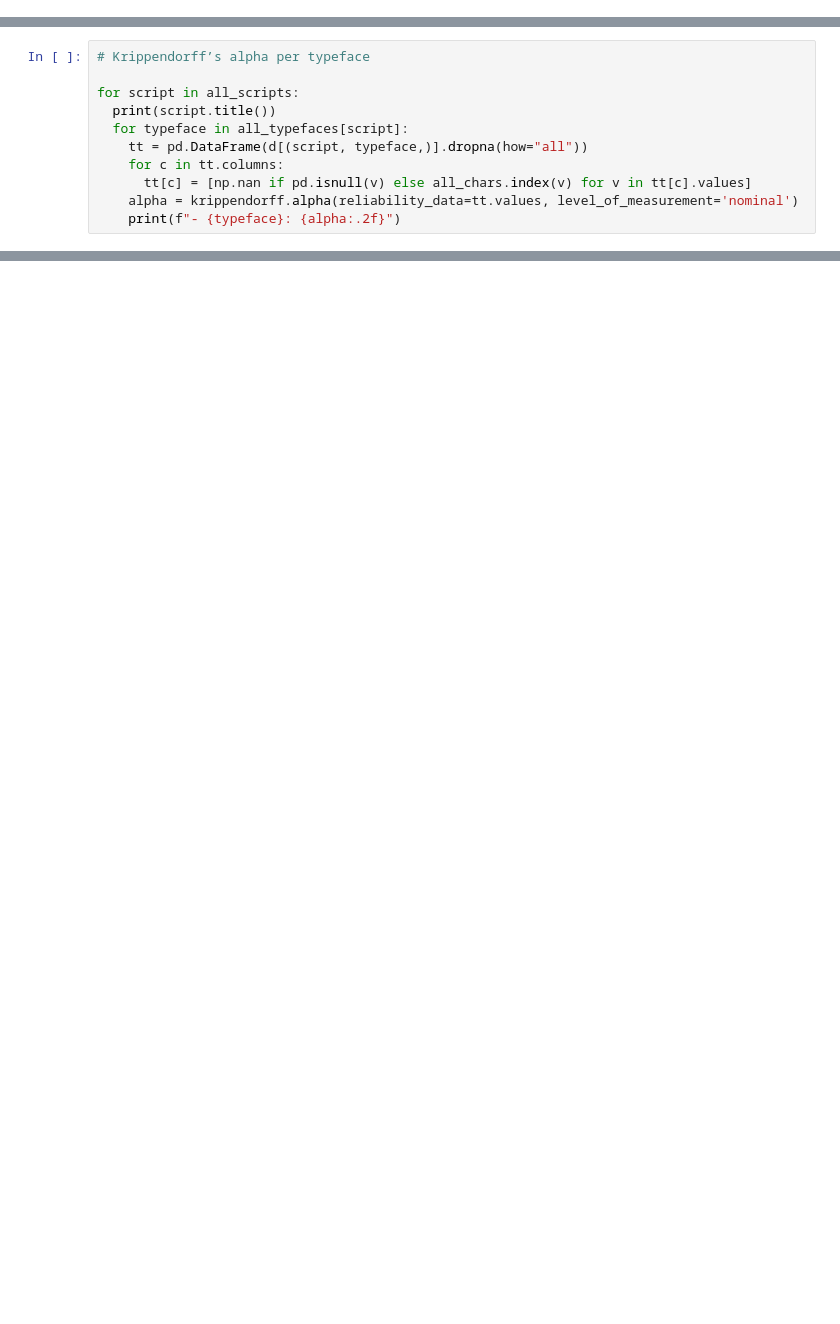
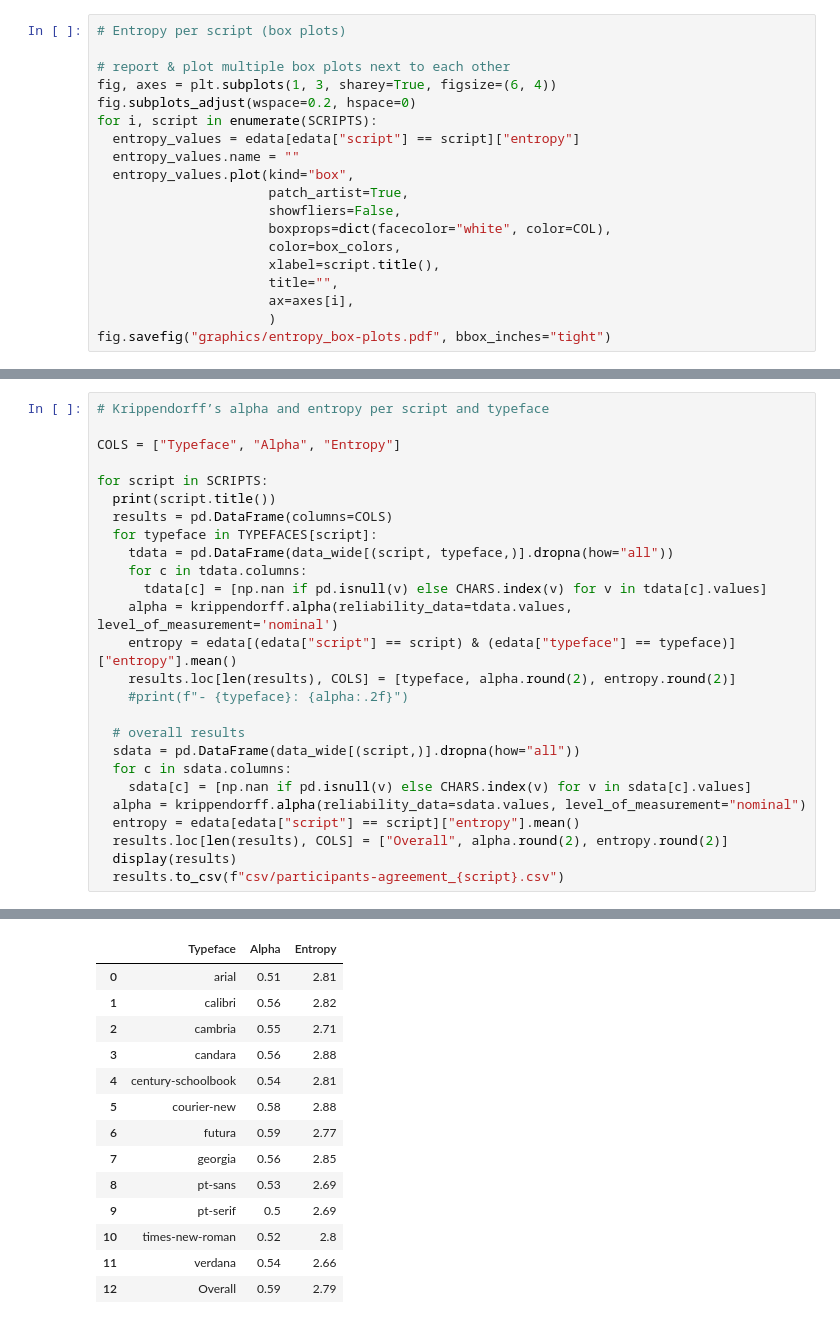
Before and after one commit to MrBrezina/context-sensitive-visual-similarity, a Jupyter notebook: data/participants-agreement.ipynb, the cells around one changed output, grey strips where cells are left out. Saved outputs shown, nothing was run; the diff lists cells and outputs as text; blank space fills up the shorter version.

Commit message:
Integrated entropy into participants’ agreement

```diff
--- a/data/participants-agreement.ipynb
+++ b/data/participants-agreement.ipynb
@@ -18,0 +71,19 @@ all_chars = list(set(d.values.ravel().tolist()))
+# %%
+# Entropy per script (box plots)
+
+# report & plot multiple box plots next to each other
+fig, axes = plt.subplots(1, 3, sharey=True, figsize=(6, 4))
+fig.subplots_adjust(wspace=0.2, hspace=0)
+for i, script in enumerate(SCRIPTS):
+  entropy_values = edata[edata["script"] == script]["entropy"]
+  entropy_values.name = ""
+  entropy_values.plot(kind="box",
+                      patch_artist=True,
+                      showfliers=False,
+                      boxprops=dict(facecolor="white", color=COL),
+                      color=box_colors,
+                      xlabel=script.title(),
+                      title="",
+                      ax=axes[i],
+                      )
+fig.savefig("graphics/entropy_box-plots.pdf", bbox_inches="tight")
@@ -19,13 +92,28 @@ all_chars = list(set(d.values.ravel().tolist()))
 # %%
-# Krippendorff’s alpha per typeface
+# Krippendorff’s alpha and entropy per script and typeface
 
-for script in all_scripts:
+COLS = ["Typeface", "Alpha", "Entropy"]
+
+for script in SCRIPTS:
   print(script.title())
-  for typeface in all_typefaces[script]:
-    tt = pd.DataFrame(d[(script, typeface,)].dropna(how="all"))
-    for c in tt.columns:
-      tt[c] = [np.nan if pd.isnull(v) else all_chars.index(v) for v in tt[c].values]
-    alpha = krippendorff.alpha(reliability_data=tt.values, level_of_measurement='nominal')
-    print(f"- {typeface}: {alpha:.2f}")
+  results = pd.DataFrame(columns=COLS)
+  for typeface in TYPEFACES[script]:
+    tdata = pd.DataFrame(data_wide[(script, typeface,)].dropna(how="all"))
+    for c in tdata.columns:
+      tdata[c] = [np.nan if pd.isnull(v) else CHARS.index(v) for v in tdata[c].values]
+    alpha = krippendorff.alpha(reliability_data=tdata.values, level_of_measurement='nominal')
+    entropy = edata[(edata["script"] == script) & (edata["typeface"] == typeface)]["entropy"].mean()
+    results.loc[len(results), COLS] = [typeface, alpha.round(2), entropy.round(2)]
+    #print(f"- {typeface}: {alpha:.2f}")
+
+  # overall results
+  sdata = pd.DataFrame(data_wide[(script,)].dropna(how="all"))
+  for c in sdata.columns:
+    sdata[c] = [np.nan if pd.isnull(v) else CHARS.index(v) for v in sdata[c].values]
+  alpha = krippendorff.alpha(reliability_data=sdata.values, level_of_measurement="nominal")
+  entropy = edata[edata["script"] == script]["entropy"].mean()
+  results.loc[len(results), COLS] = ["Overall", alpha.round(2), entropy.round(2)]
+  display(results)
+  results.to_csv(f"csv/participants-agreement_{script}.csv")
 # %% [output]
 Cyrillic
@@ -47,0 +142,14 @@ Devanagari
+|  | Typeface | Alpha | Entropy |
+| 0 | arial | 0.51 | 2.81 |
+| 1 | calibri | 0.56 | 2.82 |
+| 2 | cambria | 0.55 | 2.71 |
+| 3 | candara | 0.56 | 2.88 |
+| 4 | century-schoolbook | 0.54 | 2.81 |
+| 5 | courier-new | 0.58 | 2.88 |
+| 6 | futura | 0.59 | 2.77 |
+| 7 | georgia | 0.56 | 2.85 |
+| 8 | pt-sans | 0.53 | 2.69 |
+| 9 | pt-serif | 0.5 | 2.69 |
+| 10 | times-new-roman | 0.52 | 2.8 |
+| 11 | verdana | 0.54 | 2.66 |
+| 12 | Overall | 0.59 | 2.79 |
```
Also changed, not shown: parts of 14 cells of this notebook, 6 other files.
